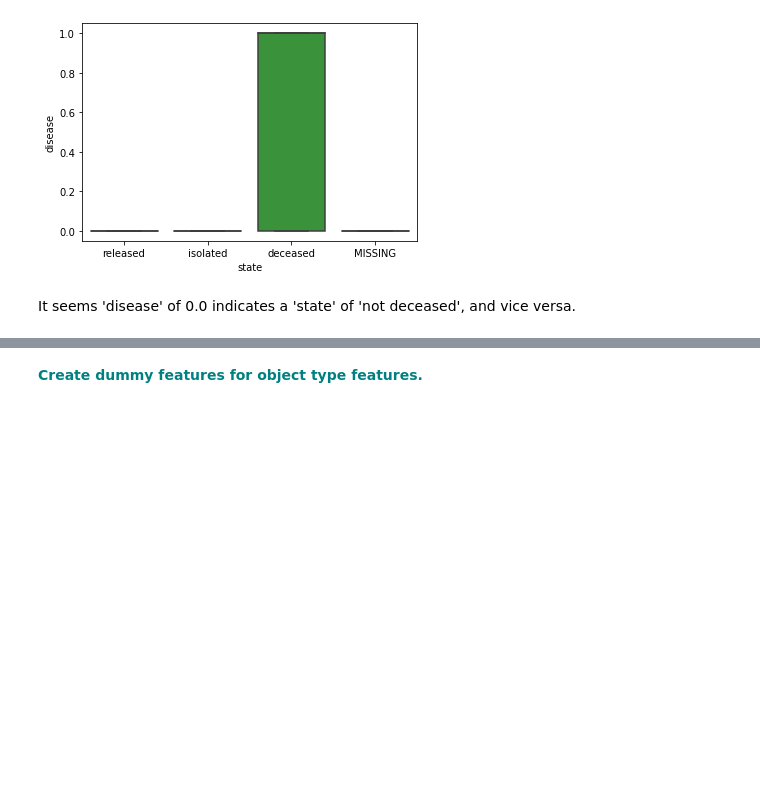
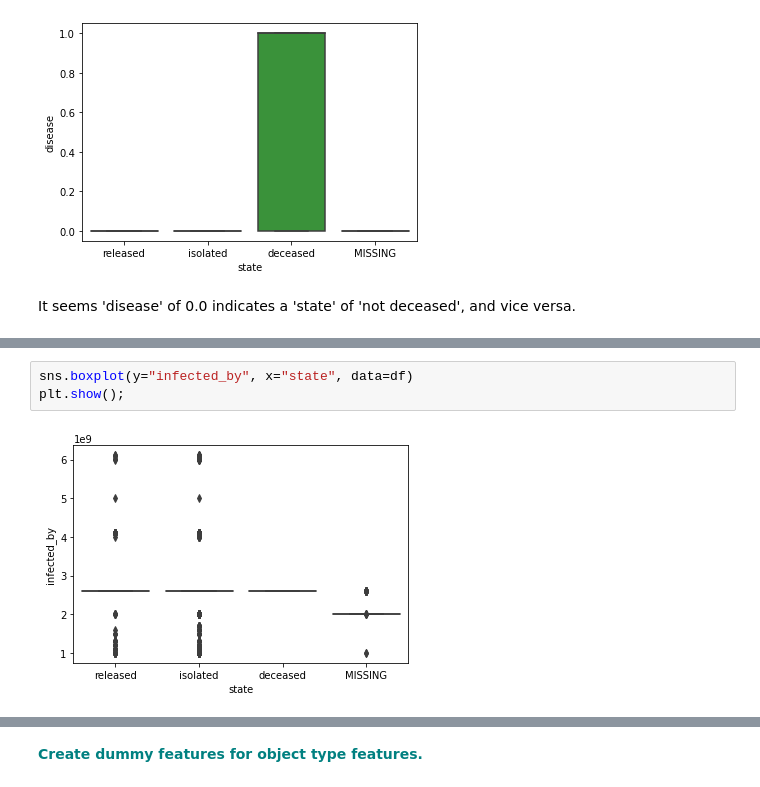
Before and after one commit to kstoudt/Springboard, a Jupyter notebook: 14. Supervised Learning/14.4 Random Forest Covid Case Study/RandomForest_casestudy_covid19.ipynb, the cells around one changed output, grey strips where cells are left out. Saved outputs shown, nothing was run; the diff lists cells and outputs as text; blank space fills up the shorter version.

```diff
--- a/14. Supervised Learning/14.4 Random Forest Covid Case Study/RandomForest_casestudy_covid19.ipynb
+++ b/14. Supervised Learning/14.4 Random Forest Covid Case Study/RandomForest_casestudy_covid19.ipynb
@@ -378,0 +384,5 @@ It seems 'disease' of 0.0 indicates a 'state' of 'not deceased', and vice versa.
+# %%
+sns.boxplot(y="infected_by", x="state", data=df)
+plt.show();
+# %% [output]
+[figure, added]
```
Also changed, not shown: parts of 4 cells of this notebook.
